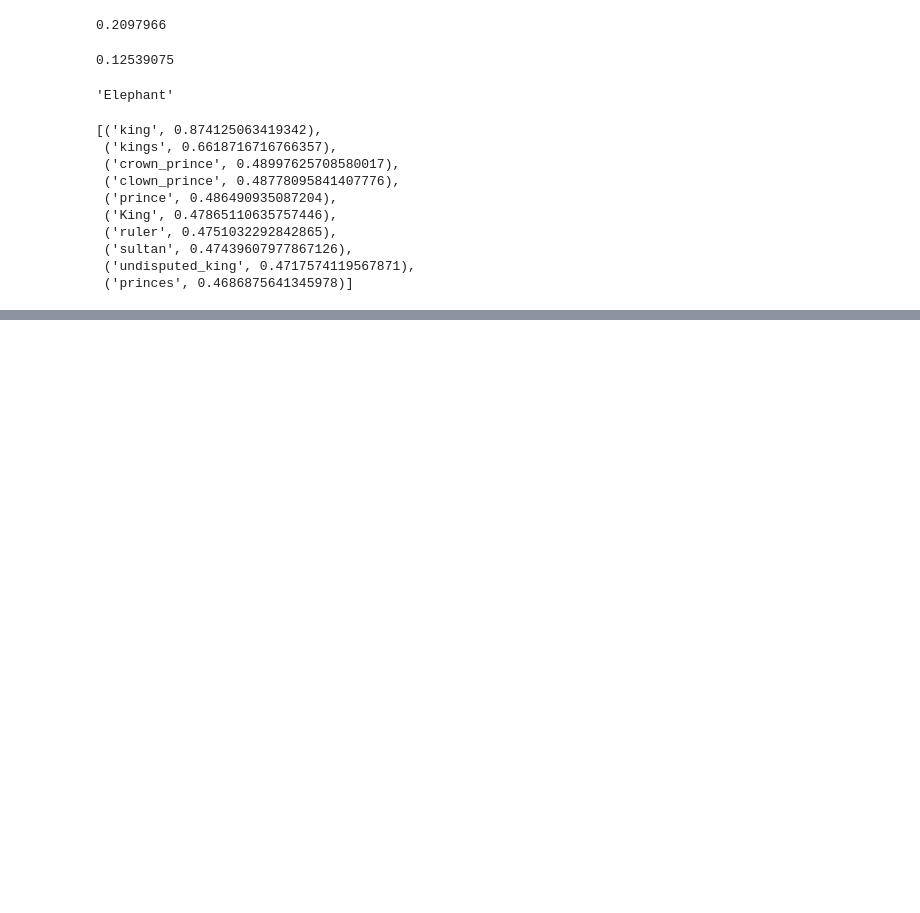
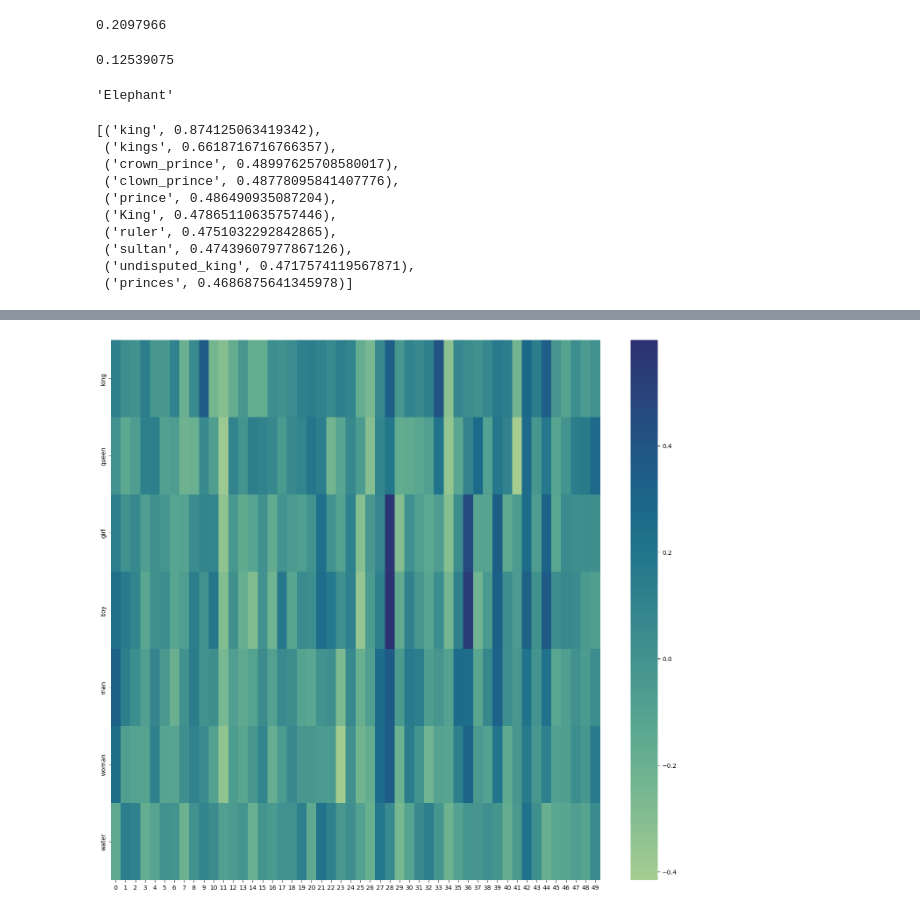
Before and after one commit to Hemanthg20-AI/Word2Vec_Google_Pre_trained_model_1, a Jupyter notebook: Word2Vec_Google_Pre_trained_model.ipynb, the cells around one changed output, grey strips where cells are left out. Drawn from its saved outputs; the diff is of its cells as text; code cells hidden in the pictures; blank space fills up the shorter version.

```diff
--- a/Word2Vec_Google_Pre_trained_model.ipynb
+++ b/Word2Vec_Google_Pre_trained_model.ipynb
@@ -212,0 +217,13 @@ model.most_similar([vec])
+# %%
+words = ['king', 'queen', 'girl', 'boy', 'man', 'woman', 'water']
+# %%
+embeddings = np.array([
+    model['king'][0:50],
+    model['queen'][0:50],
+    model['girl'][0:50],
+    model['boy'][0:50],
+    model['man'][0:50],
+    model['woman'][0:50],
+    model['water'][0:50]
+
+])
@@ -212,0 +235,2 @@ model.most_similar([vec])
+# %%
+df = pd.DataFrame(embeddings, index=words)
@@ -212,0 +249,8 @@ model.most_similar([vec])
+# %%
+# Create a hashmap
+
+plt.figure(figsize=(18,16))
+heatmap = sns.heatmap(df, cmap="crest")
+plt.show()
+# %% [output]
+[figure, added]
```
Also changed, not shown: parts of 10 cells of this notebook.
